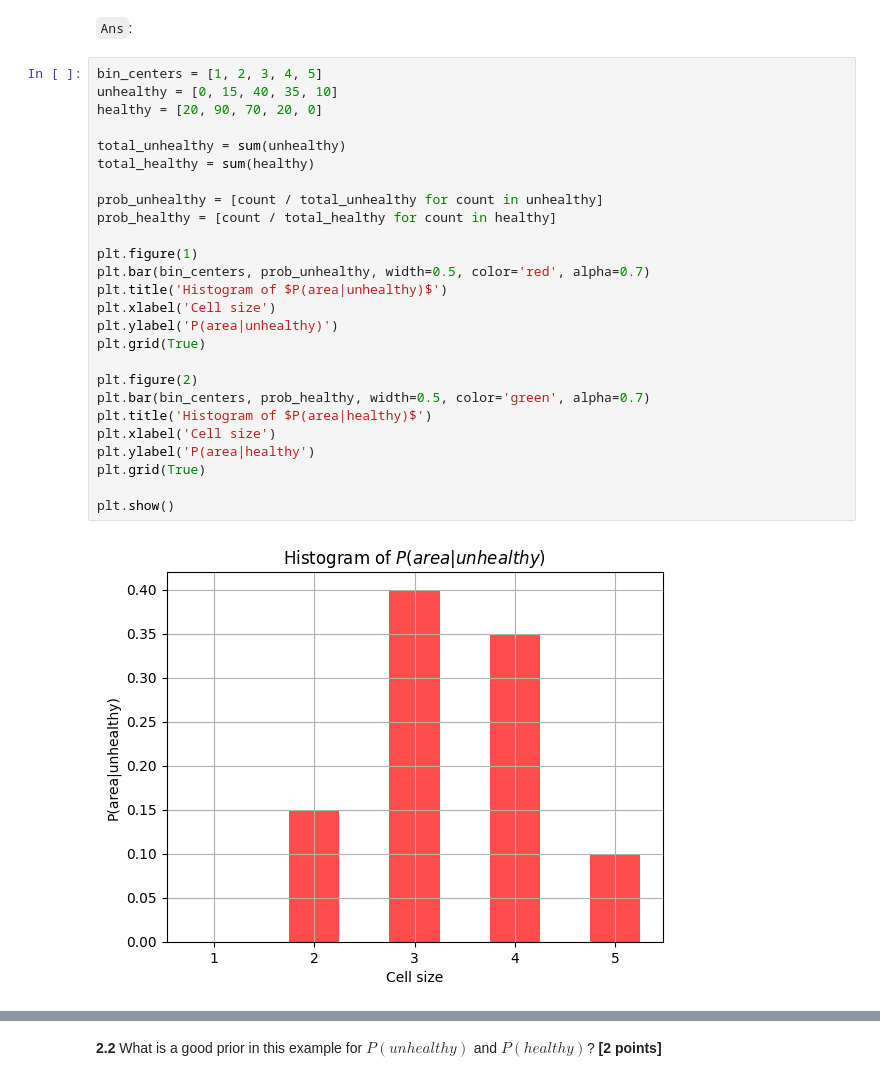
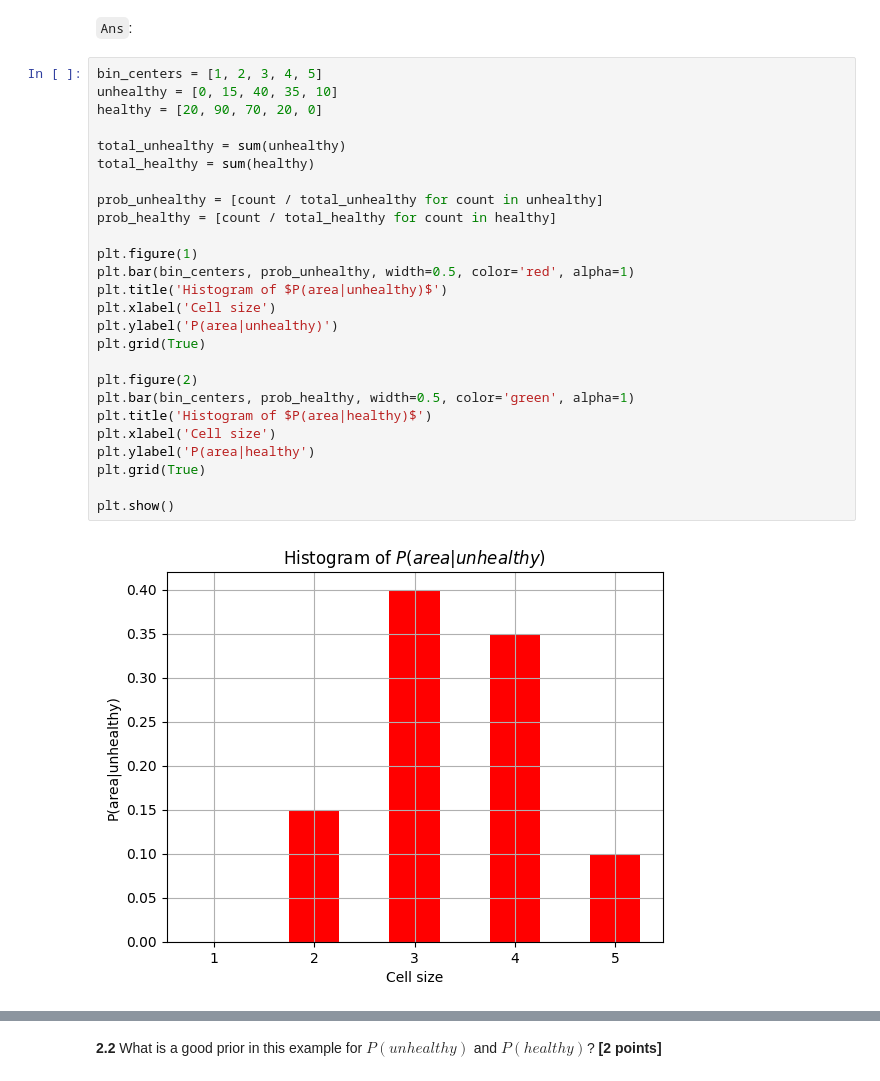
Before and after one commit to TSINET/CSE152A, a Jupyter notebook: HW3/hw3.ipynb, the cells around one changed output, grey strips where cells are left out. Saved outputs shown, nothing was run; the diff lists cells and outputs as text.

```diff
--- a/HW3/hw3.ipynb
+++ b/HW3/hw3.ipynb
@@ -605,28 +563,28 @@ Table 1: Distribution of unhealthy and healthy cells.
 # %%
 bin_centers = [1, 2, 3, 4, 5]
 unhealthy = [0, 15, 40, 35, 10]
 healthy = [20, 90, 70, 20, 0]
 
 total_unhealthy = sum(unhealthy)
 total_healthy = sum(healthy)
 
 prob_unhealthy = [count / total_unhealthy for count in unhealthy]
 prob_healthy = [count / total_healthy for count in healthy]
 
 plt.figure(1)
-plt.bar(bin_centers, prob_unhealthy, width=0.5, color='red', alpha=0.7)
+plt.bar(bin_centers, prob_unhealthy, width=0.5, color='red', alpha=1)
 plt.title('Histogram of $P(area|unhealthy)$')
 plt.xlabel('Cell size')
 plt.ylabel('P(area|unhealthy)')
 plt.grid(True)
 
 plt.figure(2)
-plt.bar(bin_centers, prob_healthy, width=0.5, color='green', alpha=0.7)
+plt.bar(bin_centers, prob_healthy, width=0.5, color='green', alpha=1)
 plt.title('Histogram of $P(area|healthy)$')
 plt.xlabel('Cell size')
 plt.ylabel('P(area|healthy')
 plt.grid(True)
 
 plt.show()
 # %% [output]
-[figure, old version]
+[figure, new version]
```
Also changed, not shown: parts of 7 cells of this notebook.
